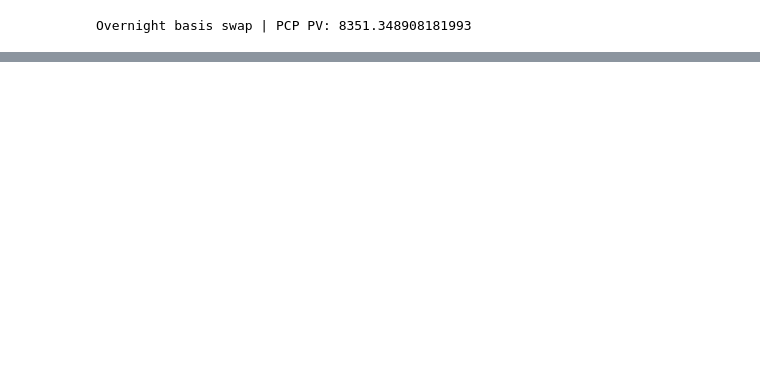
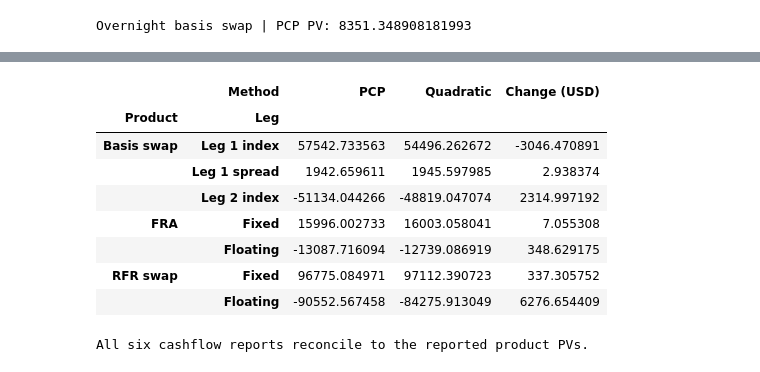
Before and after one commit to Aditya8321/FRE-GY-9743-Assignments-7, a Jupyter notebook: hw7_monotone_convex_interpolator.ipynb, the cells around one changed output, grey strips where cells are left out. Drawn from its saved outputs; the diff is of its cells as text; code cells hidden in the pictures; blank space fills up the shorter version.

```diff
--- a/hw7_monotone_convex_interpolator.ipynb
+++ b/hw7_monotone_convex_interpolator.ipynb
@@ -380,0 +505,15 @@ print("Student minus PCP:", basis_student_pv - basis_pcp_pv)
+# %%
+comparison = pd.DataFrame({
+    "Product": ["FRA (receive fixed)", "RFR swap (receive fixed)", "Basis swap (receive SOFR + spread)"],
+    "PCP PV (USD)": [fra_pcp_pv, swap_pcp_pv, basis_pcp_pv],
+    "Quadratic PV (USD)": [fra_student_pv, swap_student_pv, basis_student_pv],
+})
+comparison["Change (USD)"] = comparison["Quadratic PV (USD)"] - comparison["PCP PV (USD)"]
+display(comparison.round(6))
+comparison.to_csv(output_dir / "pv_comparison.csv", index=False)
+for prefix in ["fra", "swap", "basis"]:
+    pcp = globals()[prefix + "_pcp_convention"]
+    student = globals()[prefix + "_student_convention"]
+    assert set(pcp) == set(student)
+    assert [k for k in pcp if pcp[k] != student[k]] == ["interpolation method"]
+print("Verified: only the interpolation-method setting differs within each pair.")
@@ -380,0 +538,31 @@ print("Student minus PCP:", basis_student_pv - basis_pcp_pv)
+# %%
+from fixedincomelib import qfCreateCashflowsReport
+
+cashflow_frames = []
+for product_name, prefix in [("FRA", "fra"), ("RFR swap", "swap"), ("Basis swap", "basis")]:
+    for method in ["pcp", "student"]:
+        frame = qfCreateCashflowsReport(
+            globals()[f"{prefix}_{method}_model"], globals()[f"{prefix}_{method}_product"],
+            globals()[f"{prefix}_{method}_parameters"],
+        ).display()
+        assert np.isclose(frame["PV"].sum(), globals()[f"{prefix}_{method}_pv"], atol=1e-7, rtol=0)
+        frame.insert(0, "Method", "PCP" if method == "pcp" else "Quadratic")
+        frame.insert(0, "Product", product_name)
+        cashflow_frames.append(frame)
+cashflows = pd.concat(cashflow_frames, ignore_index=True)
+cashflows.to_csv(output_dir / "cashflows.csv", index=False)
+leg_comparison = cashflows.groupby(["Product", "Leg", "Method"])["PV"].sum().unstack("Method")
+leg_comparison["Change (USD)"] = leg_comparison["Quadratic"] - leg_comparison["PCP"]
+display(leg_comparison.round(6))
+print("All six cashflow reports reconcile to the reported product PVs.")
+# %% [output]
+|  | Method | PCP | Quadratic | Change (USD) |
+| Product | Leg |  |  |  |
+| Basis swap | Leg 1 index | 57542.733563 | 54496.262672 | -3046.470891 |
+|  | Leg 1 spread | 1942.659611 | 1945.597985 | 2.938374 |
+|  | Leg 2 index | -51134.044266 | -48819.047074 | 2314.997192 |
+| FRA | Fixed | 15996.002733 | 16003.058041 | 7.055308 |
+|  | Floating | -13087.716094 | -12739.086919 | 348.629175 |
+| RFR swap | Fixed | 96775.084971 | 97112.390723 | 337.305752 |
+|  | Floating | -90552.567458 | -84275.913049 | 6276.654409 |
+All six cashflow reports reconcile to the reported product PVs.
```
Also changed, not shown: parts of 21 cells of this notebook, 11 other files.
